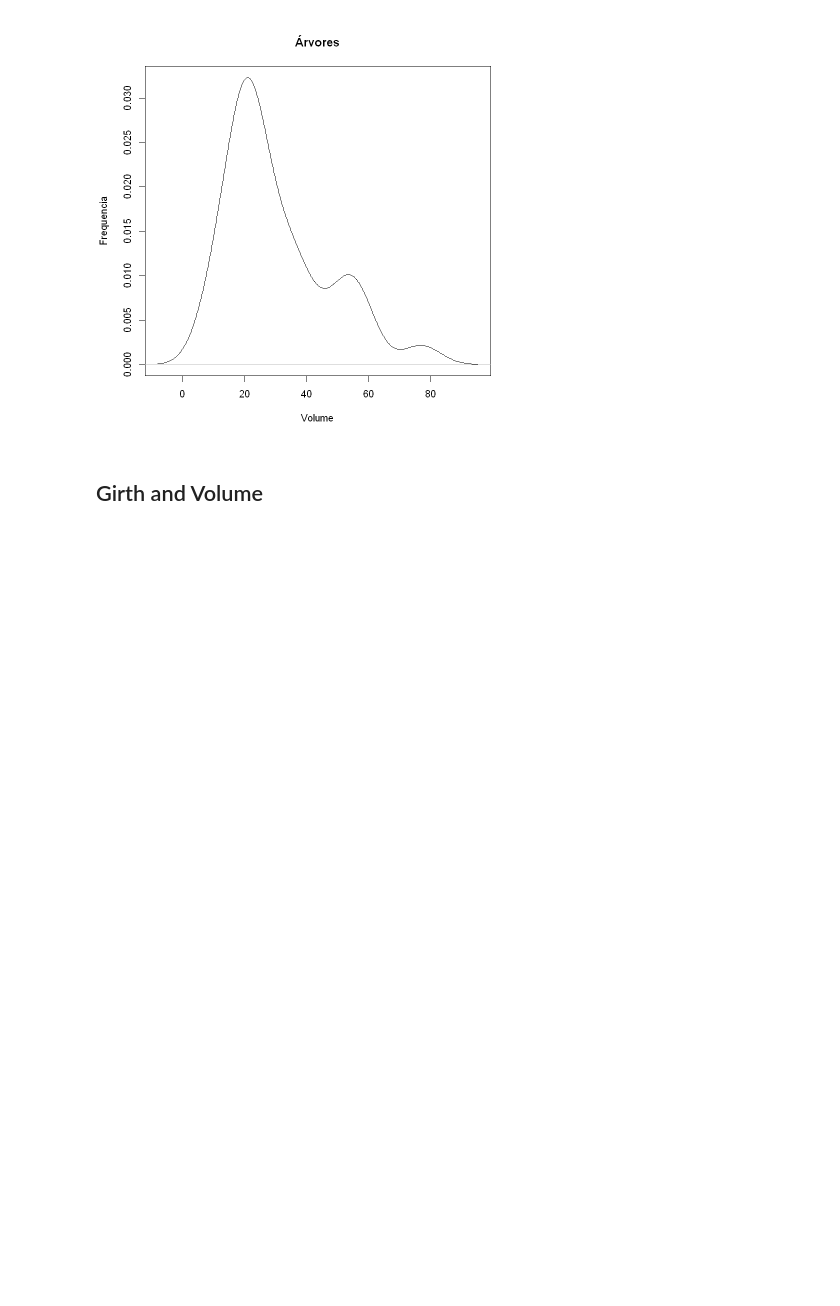
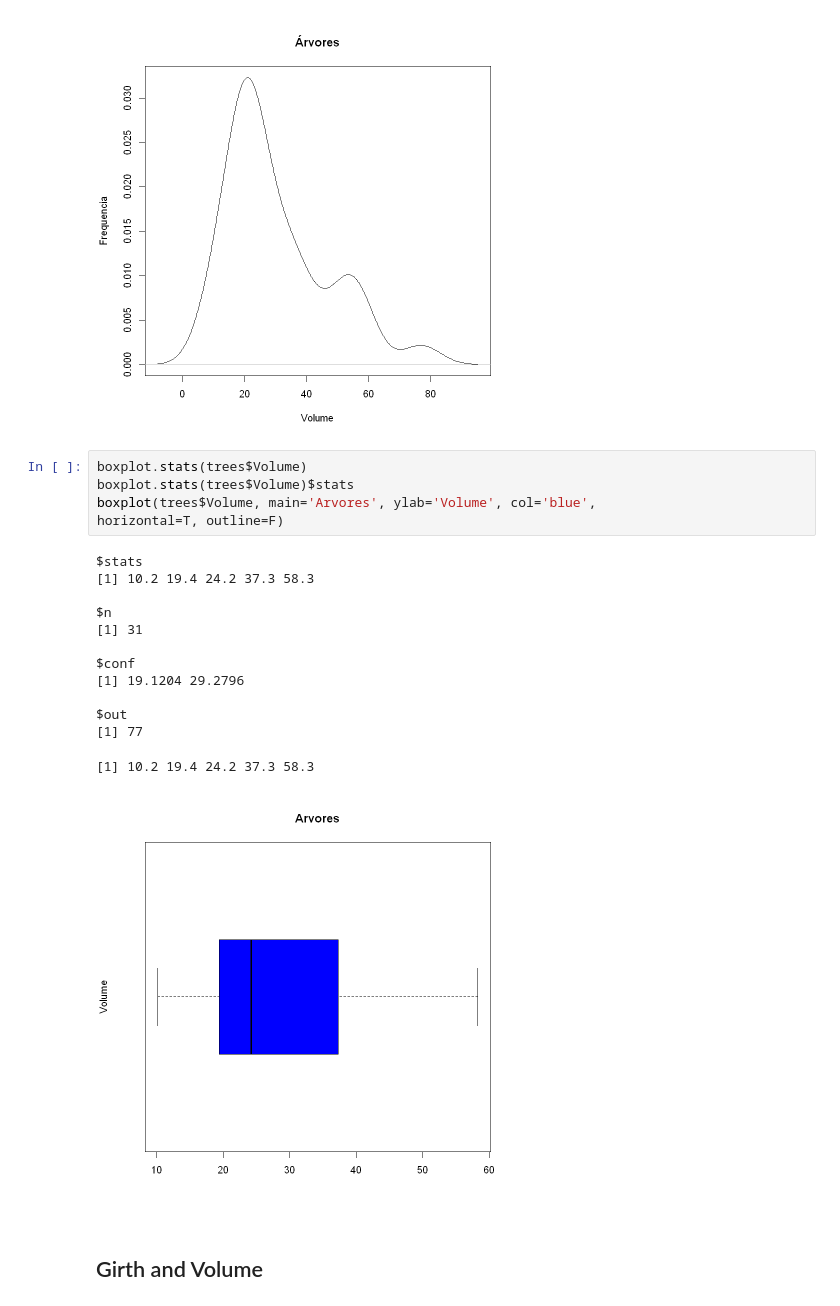
Before and after one commit to glaucoSapucaia/DataScienceStudies, a Jupyter notebook: praticando/trees_r.ipynb, the cells around one changed output. Cells and saved outputs as stored; diff of their text form; blank space fills up the shorter version.

```diff
--- a/praticando/trees_r.ipynb
+++ b/praticando/trees_r.ipynb
@@ -54,6 +74,25 @@ plot(density(trees$Volume), main='Árvores', xlab='Volume', ylab='Frequencia',
 col='black')
 # %% [output]
 [figure]
+# %%
+boxplot.stats(trees$Volume)
+boxplot.stats(trees$Volume)$stats
+boxplot(trees$Volume, main='Arvores', ylab='Volume', col='blue',
+horizontal=T, outline=F)
+# %% [output]
+$stats
+[1] 10.2 19.4 24.2 37.3 58.3
+
+$n
+[1] 31
+
+$conf
+[1] 19.1204 29.2796
+
+$out
+[1] 77
+[1] 10.2 19.4 24.2 37.3 58.3
+[figure, added]
 # %% [markdown]
 ## Girth and Volume
 # %%
```
Also changed, not shown: parts of 2 cells of this notebook, 2 other files.
